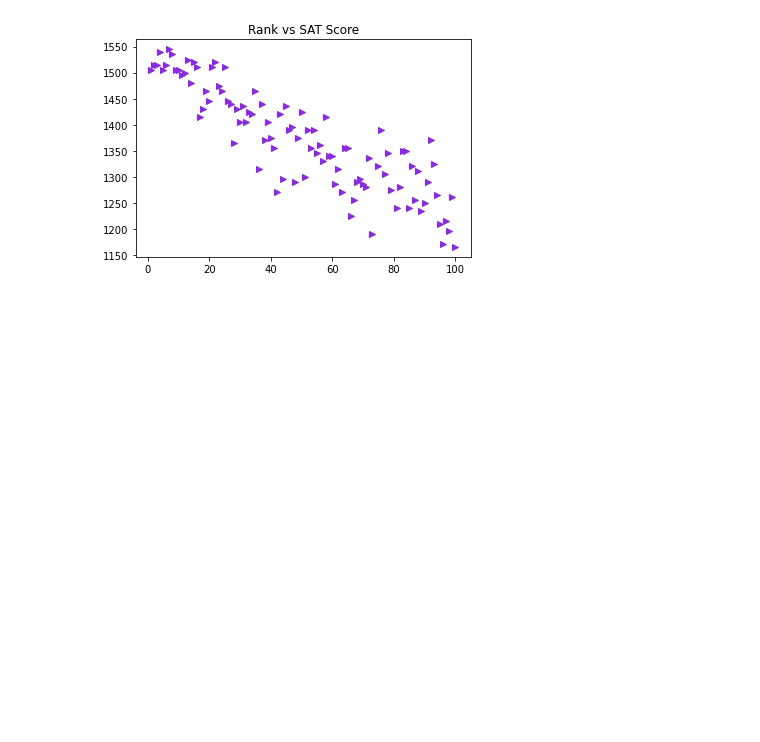
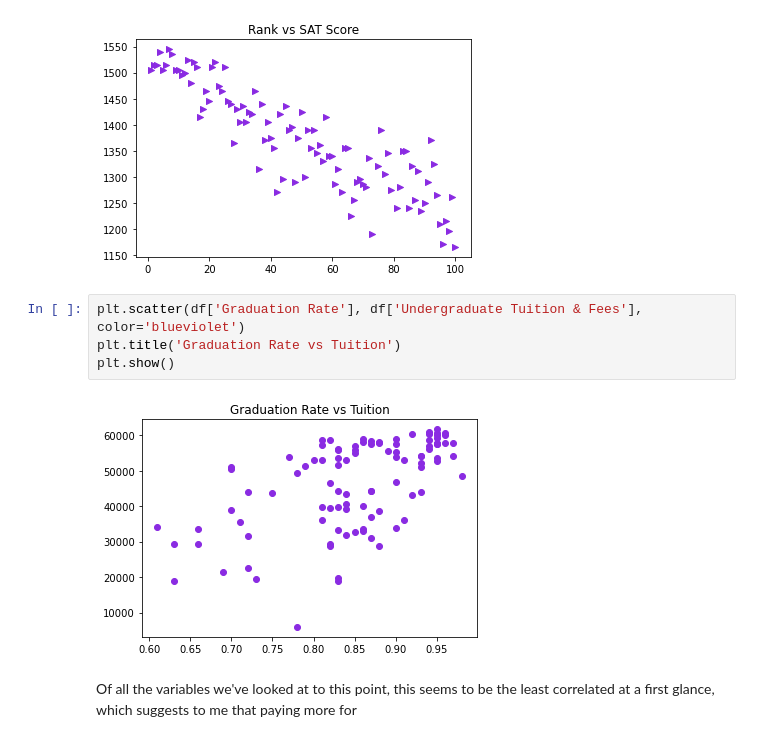
Before and after one commit to damienmha/us-colleges-analysis, a Jupyter notebook: us_colleges.ipynb, the cells around one changed output. Saved outputs shown, nothing was run; the diff lists cells and outputs as text; blank space fills up the shorter version.

```diff
--- a/us_colleges.ipynb
+++ b/us_colleges.ipynb
@@ -427,3 +430,11 @@ plt.title('Rank vs SAT Score')
 plt.show()
 # %% [output]
 [figure]
+# %%
+plt.scatter(df['Graduation Rate'], df['Undergraduate Tuition & Fees'], color='blueviolet')
+plt.title('Graduation Rate vs Tuition')
+plt.show()
+# %% [output]
+[figure, added]
+# %% [markdown]
+Of all the variables we've looked at to this point, this seems to be the least correlated at a first glance, which suggests to me that paying more for
```
Also changed, not shown: parts of 10 cells of this notebook.
